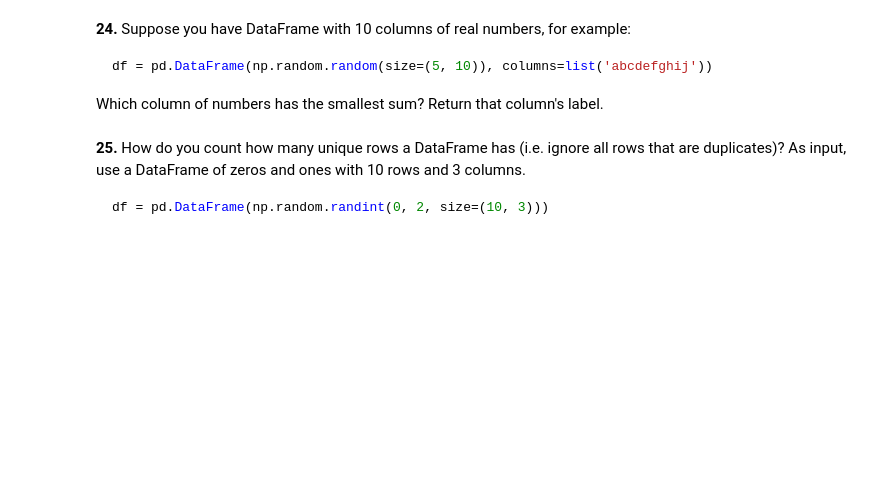
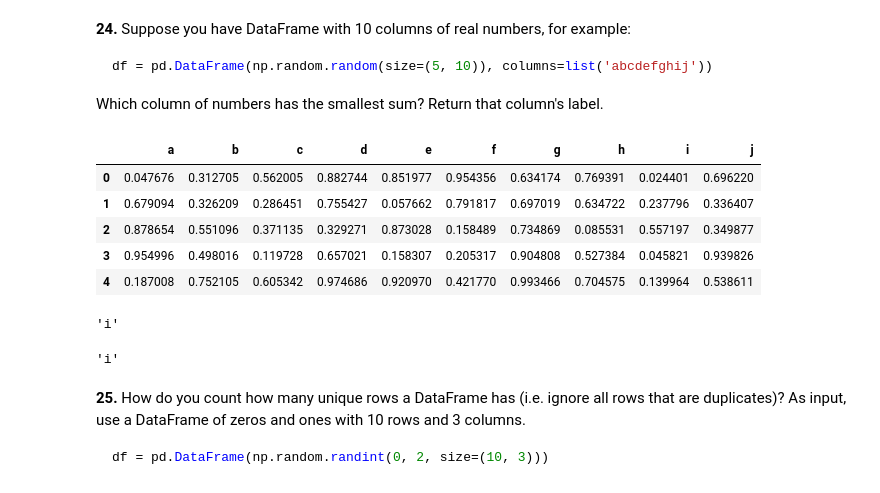
Before and after one commit to mirceachira/100-pandas-puzzles, a Jupyter notebook: 100-pandas-puzzles.ipynb, the cells around one changed output. Cells and saved outputs as stored; diff of their text form; code cells hidden in the pictures; blank space fills up the shorter version.

````diff
--- a/100-pandas-puzzles.ipynb
+++ b/100-pandas-puzzles.ipynb
@@ -491,6 +555,24 @@ how do you subtract the row mean from each element in the row?
 df = pd.DataFrame(np.random.random(size=(5, 10)), columns=list('abcdefghij'))
 ```
 Which column of numbers has the smallest sum?  Return that column's label.
+# %%
+df = pd.DataFrame(np.random.random(size=(5, 10)), columns=list('abcdefghij'))
+df
+# %% [output]
+|  | a | b | c | d | e | f | g | h | i | j |
+| 0 | 0.047676 | 0.312705 | 0.562005 | 0.882744 | 0.851977 | 0.954356 | 0.634174 | 0.769391 | 0.024401 | 0.696220 |
+| 1 | 0.679094 | 0.326209 | 0.286451 | 0.755427 | 0.057662 | 0.791817 | 0.697019 | 0.634722 | 0.237796 | 0.336407 |
+| 2 | 0.878654 | 0.551096 | 0.371135 | 0.329271 | 0.873028 | 0.158489 | 0.734869 | 0.085531 | 0.557197 | 0.349877 |
+| 3 | 0.954996 | 0.498016 | 0.119728 | 0.657021 | 0.158307 | 0.205317 | 0.904808 | 0.527384 | 0.045821 | 0.939826 |
+| 4 | 0.187008 | 0.752105 | 0.605342 | 0.974686 | 0.920970 | 0.421770 | 0.993466 | 0.704575 | 0.139964 | 0.538611 |
+# %%
+df.apply(lambda x: x.sum(), axis=0).idxmin()
+# %% [output]
+'i'
+# %%
+df.sum().idxmin()
+# %% [output]
+'i'
 # %% [markdown]
 **25.** How do you count how many unique rows a DataFrame has (i.e. ignore all rows that are duplicates)? As input, use a DataFrame of zeros and ones with 10 rows and 3 columns.
 
````
Also changed, not shown: parts of 15 cells of this notebook.
